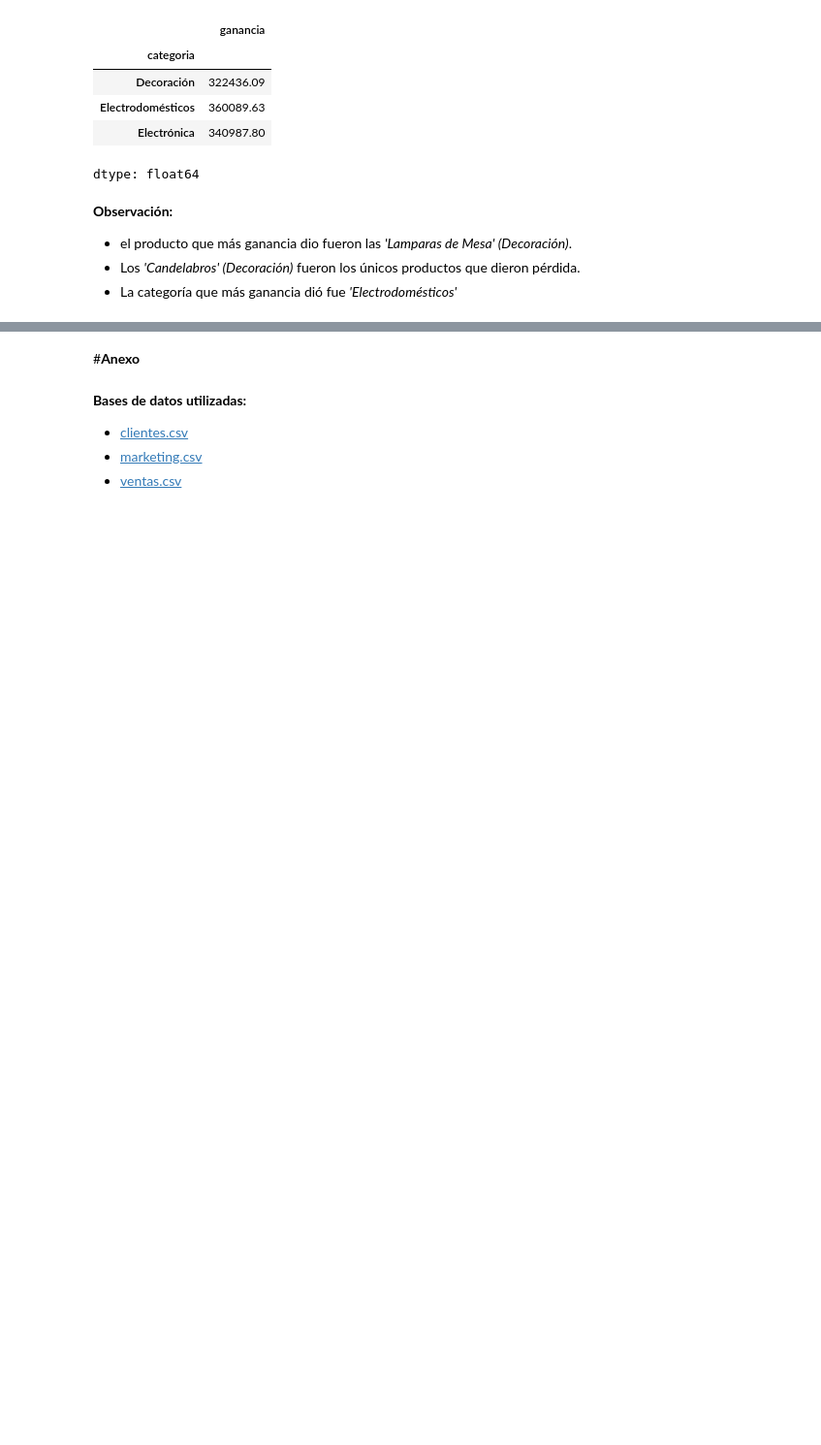
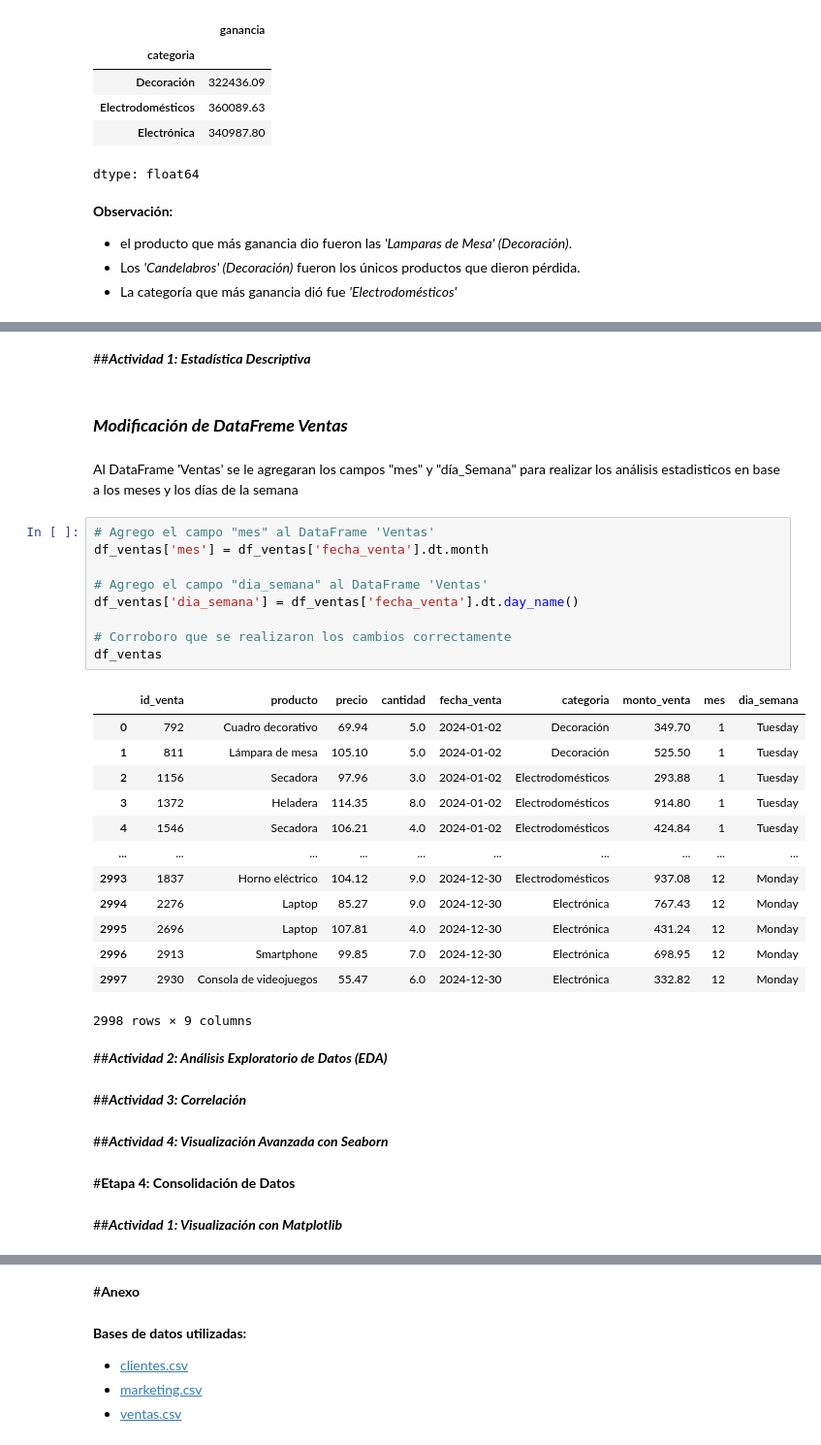
Before and after one commit to FedeM-Git/TT-2C2025-Data-Analitycs-Notebooks, a Jupyter notebook: Pre-Entrega_Maune/Pre-Entrega_Maune, Juan_Federico.ipynb, the cells around one changed output, grey strips where cells are left out. Shown: that part at 97% size. Drawn from its saved outputs; the diff is of its cells as text; blank space fills up the shorter version.

```diff
--- a/Pre-Entrega_Maune/Pre-Entrega_Maune, Juan_Federico.ipynb
+++ b/Pre-Entrega_Maune/Pre-Entrega_Maune, Juan_Federico.ipynb
@@ -1221,0 +1230,39 @@ dtype: float64
+# %% [markdown]
+##***Actividad 1: Estadística Descriptiva***
+# %% [markdown]
+### ***Modificación de DataFreme Ventas***
+# %% [markdown]
+Al DataFrame 'Ventas' se le agregaran los campos "mes" y "día_Semana" para realizar los análisis estadisticos en base a los meses y los días de la semana
+# %%
+# Agrego el campo "mes" al DataFrame 'Ventas'
+df_ventas['mes'] = df_ventas['fecha_venta'].dt.month
+
+# Agrego el campo "dia_semana" al DataFrame 'Ventas'
+df_ventas['dia_semana'] = df_ventas['fecha_venta'].dt.day_name()
+
+# Corroboro que se realizaron los cambios correctamente
+df_ventas
+# %% [output]
+|  | id_venta | producto | precio | cantidad | fecha_venta | categoria | monto_venta | mes | dia_semana |
+| 0 | 792 | Cuadro decorativo | 69.94 | 5.0 | 2024-01-02 | Decoración | 349.70 | 1 | Tuesday |
+| 1 | 811 | Lámpara de mesa | 105.10 | 5.0 | 2024-01-02 | Decoración | 525.50 | 1 | Tuesday |
+| 2 | 1156 | Secadora | 97.96 | 3.0 | 2024-01-02 | Electrodomésticos | 293.88 | 1 | Tuesday |
+| 3 | 1372 | Heladera | 114.35 | 8.0 | 2024-01-02 | Electrodomésticos | 914.80 | 1 | Tuesday |
+| 4 | 1546 | Secadora | 106.21 | 4.0 | 2024-01-02 | Electrodomésticos | 424.84 | 1 | Tuesday |
+| ... | ... | ... | ... | ... | ... | ... | ... | ... | ... |
+| 2993 | 1837 | Horno eléctrico | 104.12 | 9.0 | 2024-12-30 | Electrodomésticos | 937.08 | 12 | Monday |
+| 2994 | 2276 | Laptop | 85.27 | 9.0 | 2024-12-30 | Electrónica | 767.43 | 12 | Monday |
+| 2995 | 2696 | Laptop | 107.81 | 4.0 | 2024-12-30 | Electrónica | 431.24 | 12 | Monday |
+| 2996 | 2913 | Smartphone | 99.85 | 7.0 | 2024-12-30 | Electrónica | 698.95 | 12 | Monday |
+| 2997 | 2930 | Consola de videojuegos | 55.47 | 6.0 | 2024-12-30 | Electrónica | 332.82 | 12 | Monday |
+2998 rows × 9 columns
+# %% [markdown]
+##***Actividad 2: Análisis Exploratorio de Datos (EDA)***
+# %% [markdown]
+##***Actividad 3: Correlación***
+# %% [markdown]
+##***Actividad 4: Visualización Avanzada con Seaborn***
+# %% [markdown]
+#**Etapa 4: Consolidación de Datos**
+# %% [markdown]
+##***Actividad 1: Visualización con Matplotlib***
```
Also changed, not shown: parts of 13 cells of this notebook.
